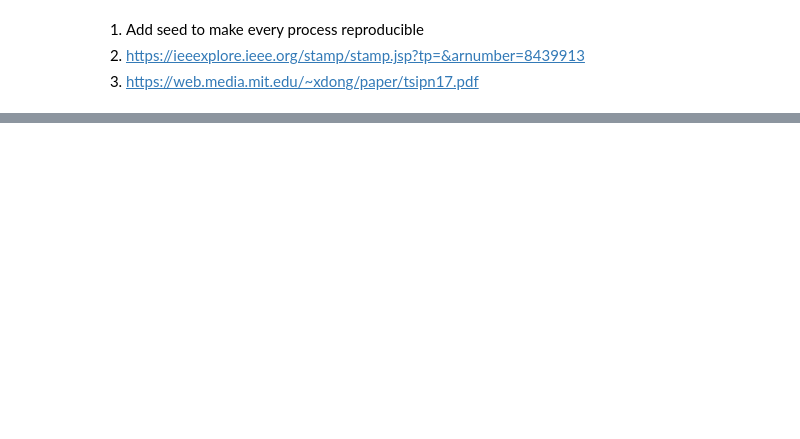
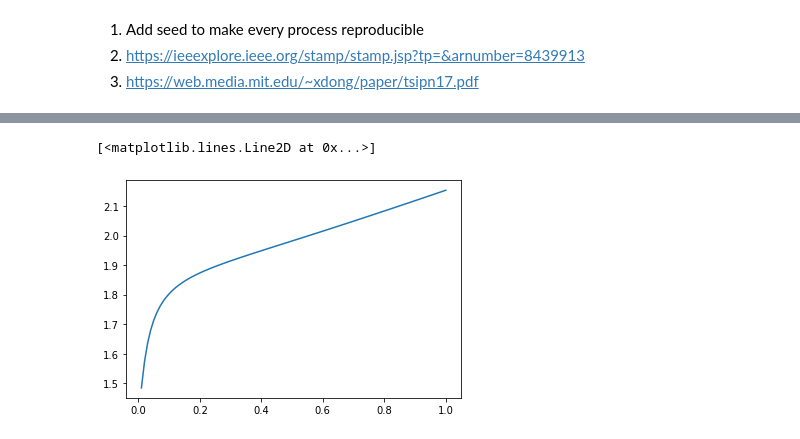
Before and after one commit to ashuthosh-bharadwaj/Research, a Jupyter notebook: Simulation3/Heat_learn.ipynb, the cells around one changed output, grey strips where cells are left out. Saved outputs shown, nothing was run; the diff lists cells and outputs as text; code cells hidden in the pictures; blank space fills up the shorter version.

```diff
--- a/Simulation3/Heat_learn.ipynb
+++ b/Simulation3/Heat_learn.ipynb
@@ -196,0 +220,12 @@ norm(vectorizer(A) - vectorizer(Adj_Le))
+# %%
+def Thiko(lm):
+    A_lm = matricizer((inv(dot(Bigu.T, Bigu) + lm*eye((N*(N-1))//2)).dot(Bigu.T)).dot(vV))
+    return A_lm
+# %%
+j = np.linspace(0.01,1,100)
+YY = [norm(vectorizer(A) - vectorizer(Thiko(lm))) for lm in np.linspace(0.01,1,100)]
+min(YY)
+plot(j,YY)
+# %% [output]
+[<matplotlib.lines.Line2D at 0x...>]
+[figure, added]
```
Also changed, not shown: parts of 14 cells of this notebook, 6 other files.
